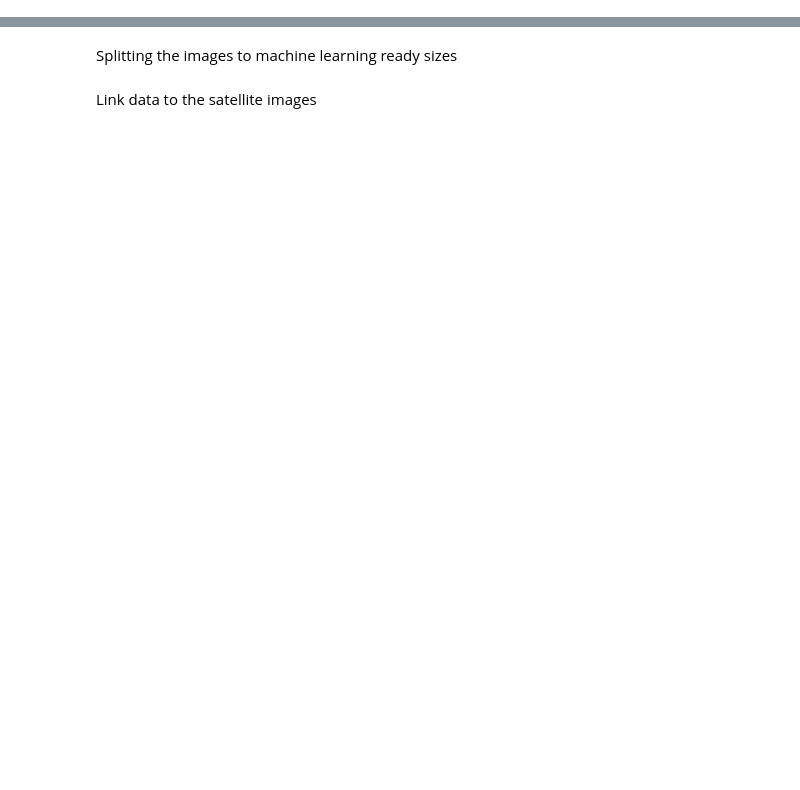
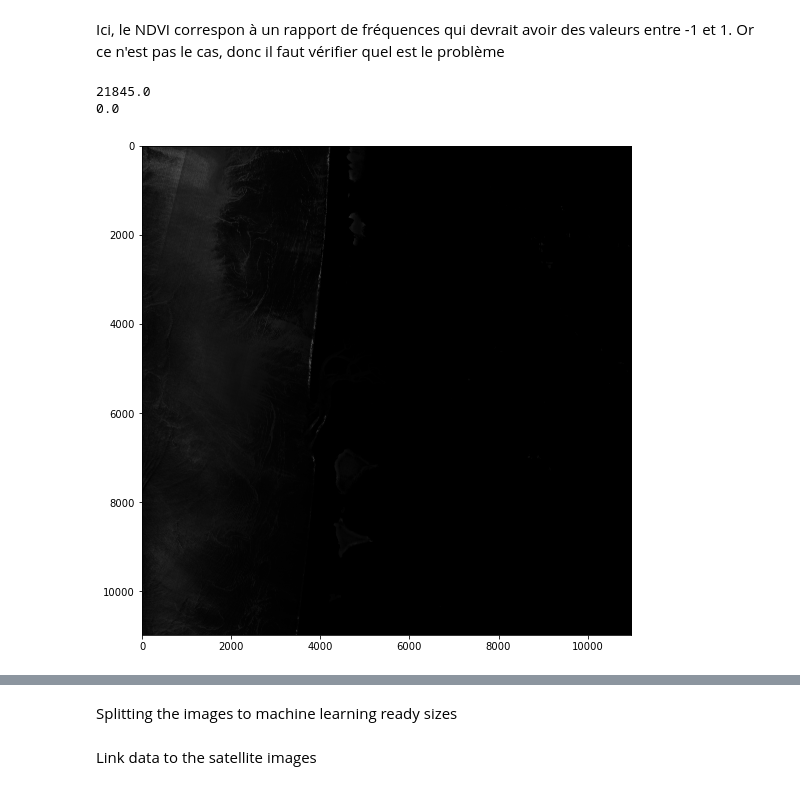
Before and after one commit to jayalabanda/projet-CNES, a Jupyter notebook: satellite.ipynb, the cells around one changed output, grey strips where cells are left out. Drawn from its saved outputs; the diff is of its cells as text; code cells hidden in the pictures; blank space fills up the shorter version.

```diff
--- a/satellite.ipynb
+++ b/satellite.ipynb
@@ -46,6 +56,8 @@ uuid = "4172581f-67cf-4c08-9250-be29c86bfae7"
 # %%
 # article file
-image_folder = "./data/S2B_MSIL2A_20200727T105619_N0214_R094_T30TXQ_20200727T144035.SAFE"
+# image_folder = "./data/S2B_MSIL2A_20200727T105619_N0214_R094_T30TXQ_20200727T144035.SAFE"
+# image_folder = "./data/S2A_MSIL2A_20200729T105031_N0214_R051_T30TXQ_20200729T134025.SAFE"
+image_folder = "./data/S2B_MSIL2A_20200806T105619_N0214_R094_T30TXQ_20200806T131026.SAFE"
 # project file
 # image_folder = "./data/S2B_MSIL2A_20200728T070629_N0214_R106_T38MME_20200728T113142.SAFE"
 # %%
@@ -87,19 +99,33 @@ band_dict = {
 
 # Nuages ? robuste
 # Shapefile en sortie
+# %% [markdown]
+Ici, le NDVI correspon à un rapport de fréquences qui devrait avoir des valeurs entre -1 et 1. Or ce n'est pas le cas, donc il faut vérifier quel est le problème
 # %%
+# vérifier valeurs entre -1 (eau, nuages...) et 1 (végétation)
 # B = B04, G = B03, R = B02
-R = band_dict["B02"]
+R = band_dict["B04"]
 G = band_dict["B03"]
-B = band_dict["B04"]
+B = band_dict["B02"]
 B8 = band_dict["B08"]
-NDVI = (B8 - B) / (B8 + B)
+NDVI = (B8 - R) / (B8 + R)
 
-NDVI_processed = NDVI / 255
+NDVI_np = np.array(NDVI)
+print(np.max(np.max(NDVI_np, axis=1)))
+print(np.min(np.min(NDVI_np, axis=1)))
+# filtrer valeurs négatives
+# pas de valeurs négatives ? vérifier
+
+NDVI_processed = NDVI / 8
 NDVI_processed = NDVI_processed.astype(int)
 
-plt.imshow(NDVI_processed)
+plt.figure(figsize=(16, 9))
+plt.imshow(NDVI, cmap='gray')
 plt.show()
+# %% [output]
+21845.0
+0.0
+[figure, added]
 # %%
 # Recreating an RGB image
 img = cv2.merge((band_dict["B08"], band_dict["B04"], band_dict["B03"]))
```
Also changed, not shown: parts of 16 cells of this notebook, 1 other file.
